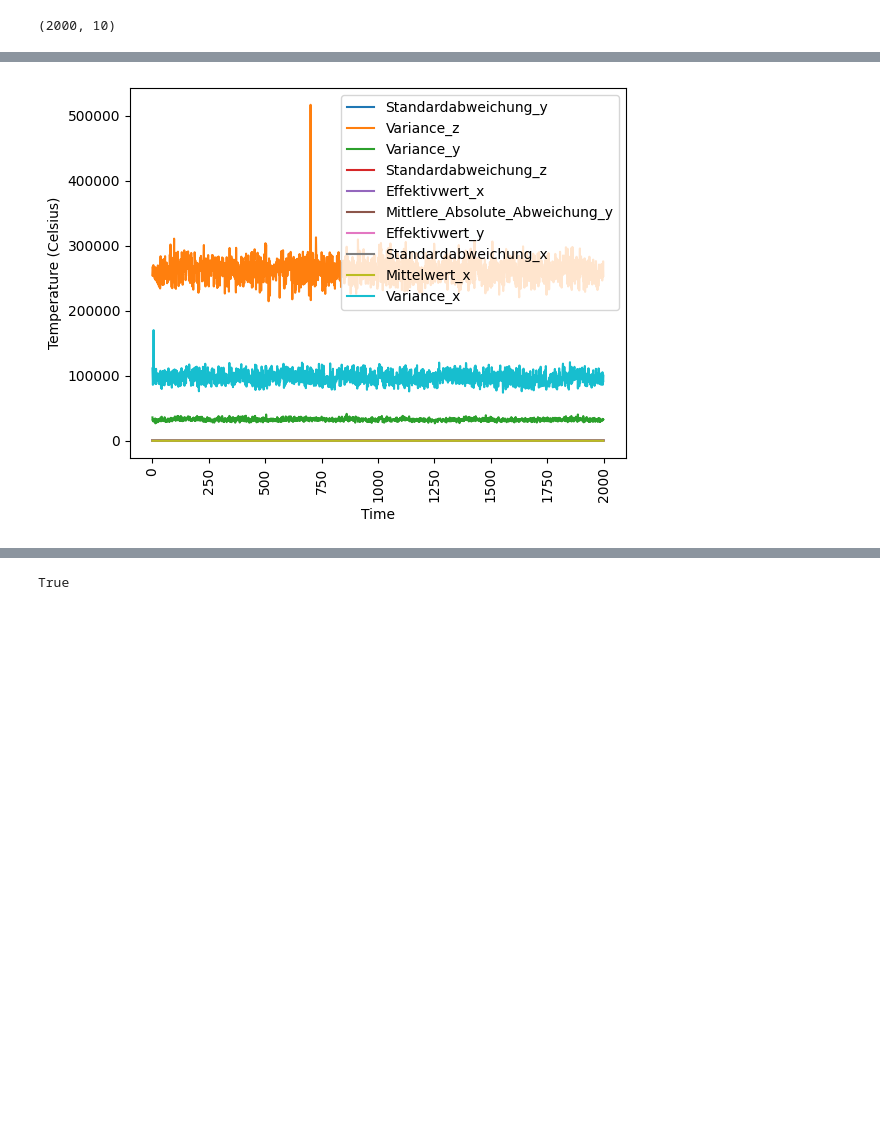
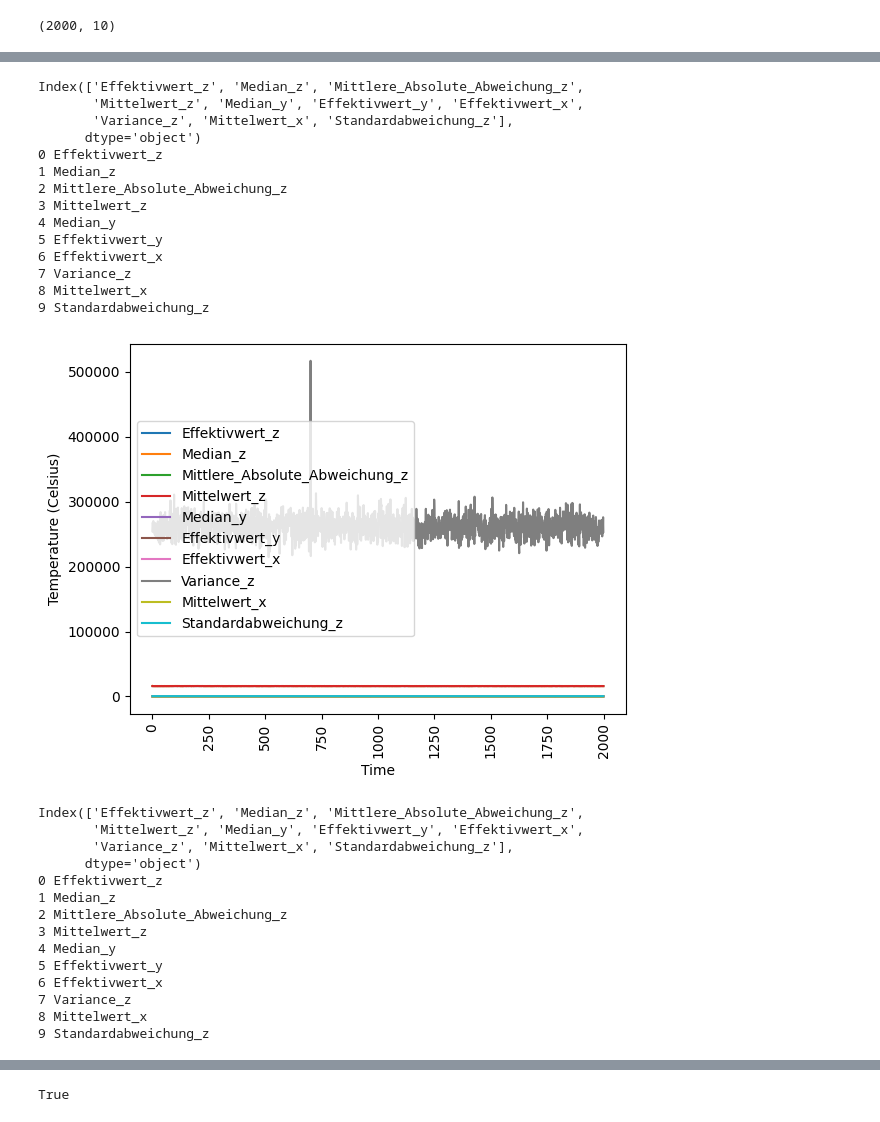
Before and after one commit to lian333/thesis, a Jupyter notebook: syntheic_data/timeseries_dgan.ipynb, the cells around one changed output, grey strips where cells are left out. Saved outputs shown, nothing was run; the diff lists cells and outputs as text; code cells hidden in the pictures; blank space fills up the shorter version.

```diff
--- a/syntheic_data/timeseries_dgan.ipynb
+++ b/syntheic_data/timeseries_dgan.ipynb
@@ -46,5 +46,7 @@ from gretel_synthetics.timeseries_dgan.config import DGANConfig, OutputType
 datapath=r'D:\studydata\Masterarbeit\Data\all_data_axis1.csv'
 # %%
 df=pd.read_csv(datapath)
+df.drop_duplicates(subset=[df.columns[0]], inplace=True)
+
 df.shape
 # %% [output]
@@ -56,8 +62,8 @@ df.shape
 # %%
-
+import json
 def getdata(path, length,interval):
     df=pd.read_csv(path)
-    with open ('important_features.json', 'r') as f:
+    with open ('feature_important_axis1.json', 'r') as f:
         importance = json.load(f)[:10]
     importance=['Timestamp']+importance
 
@@ -241,28 +250,60 @@ range(0, 5)
 # %%
 # # Show a few of the 1-day training samples
 
 # xaxis_1day = data[0]["datetime"][:60]
 # len(xaxis_1day)
 # feat = list(data[0].columns)
-# feat.remove('datetime')
+
 
 def plot_day(f):
-    for i, c in enumerate(feat):
-        plt.plot(range(len(f)), f[:,i], label=c)
+    df_sample = pd.DataFrame(f, columns=feat)
+    # df_sample.drop(columns=['Variance_z','Effektivwert_z','Mittelwert_z','Median_z'], inplace=True)
+    print(df_sample.columns)
+    for i, c in enumerate(df_sample.columns):
+        print(i,c)
+        plt.plot(range(len(df_sample)), df_sample[c], label=c)
     # ax = plt.gca()
     # ax.xaxis.set_major_locator(md.HourLocator(byhour=range(2,24,3)))
     # ax.xaxis.set_major_formatter(md.DateFormatter("%H:%M"))
     # plt.gca().xaxis.set_major_locator(md.DayLocator(interval=int(len(xaxis_1day)/10)))  # 每10天显示一次日期
 
     plt.legend()
     plt.xlabel("Time")
     plt.xticks(rotation=90)
 
     plt.ylabel("Temperature (Celsius)")
     plt.show()
 
 plot_day(final[6,:,:])
 plot_day(final[8,:,:])
 # plot_day(features[21,:,:])
 # %% [output]
+Index(['Effektivwert_z', 'Median_z', 'Mittlere_Absolute_Abweichung_z',
+       'Mittelwert_z', 'Median_y', 'Effektivwert_y', 'Effektivwert_x',
+       'Variance_z', 'Mittelwert_x', 'Standardabweichung_z'],
+      dtype='object')
+0 Effektivwert_z
+1 Median_z
+2 Mittlere_Absolute_Abweichung_z
+3 Mittelwert_z
+4 Median_y
+5 Effektivwert_y
+6 Effektivwert_x
+7 Variance_z
+8 Mittelwert_x
+9 Standardabweichung_z
-[figure, old version]
+[figure, new version]
+Index(['Effektivwert_z', 'Median_z', 'Mittlere_Absolute_Abweichung_z',
+       'Mittelwert_z', 'Median_y', 'Effektivwert_y', 'Effektivwert_x',
+       'Variance_z', 'Mittelwert_x', 'Standardabweichung_z'],
+      dtype='object')
+0 Effektivwert_z
+1 Median_z
+2 Mittlere_Absolute_Abweichung_z
+3 Mittelwert_z
+4 Median_y
+5 Effektivwert_y
+6 Effektivwert_x
+7 Variance_z
+8 Mittelwert_x
+9 Standardabweichung_z
```
Also changed, not shown: parts of 48 cells of this notebook, 6 other files.
